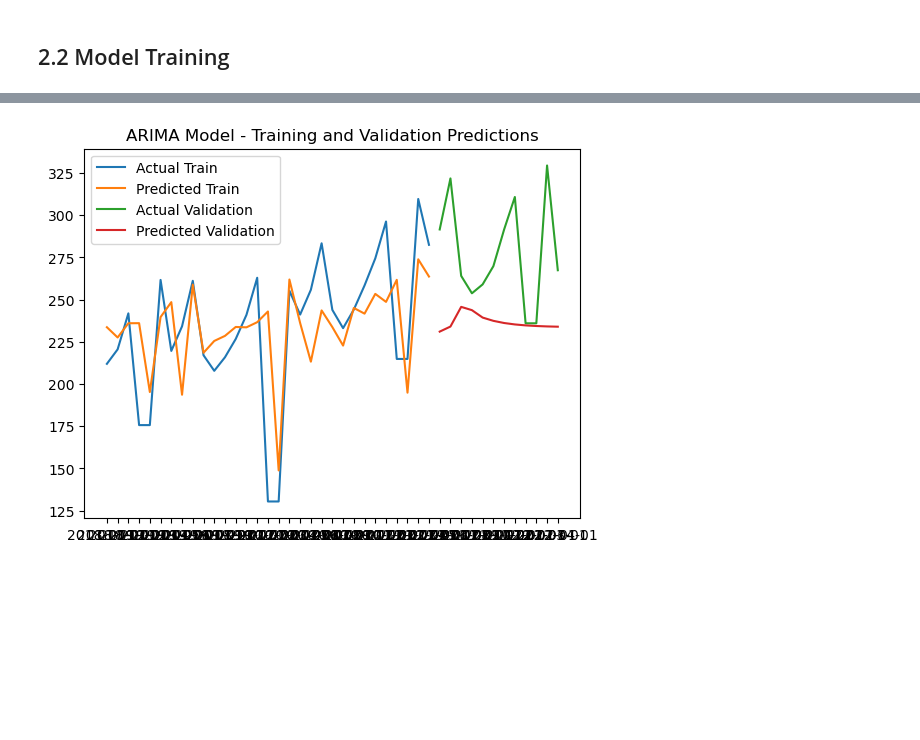
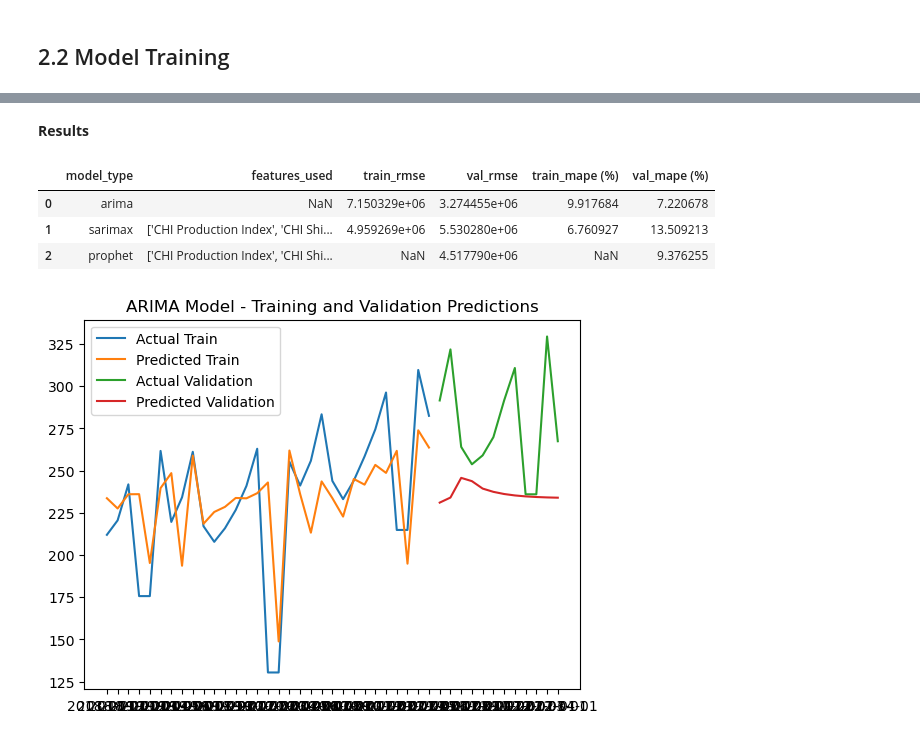
Before and after one commit to MGN19/Siemens-forecast, a Jupyter notebook: 02_FS_&_Modeling.ipynb, the cells around one changed output, grey strips where cells are left out. Cells and saved outputs as stored; diff of their text form; code cells hidden in the pictures; blank space fills up the shorter version.

```diff
--- a/02_FS_&_Modeling.ipynb
+++ b/02_FS_&_Modeling.ipynb
@@ -175,3 +409,13 @@ Covariance Type:                  opg
+# %% [markdown]
+**Results**
+# %%
+test3 = pd.read_csv('modelling_csvs/test3.csv')
+test3
+# %% [output]
+|  | model_type | features_used | train_rmse | val_rmse | train_mape (%) | val_mape (%) |
+| 0 | arima | NaN | 7.150329e+06 | 3.274455e+06 | 9.917684 | 7.220678 |
+| 1 | sarimax | ['CHI Production Index', 'CHI Shi... | 4.959269e+06 | 5.530280e+06 | 6.760927 | 13.509213 |
+| 2 | prophet | ['CHI Production Index', 'CHI Shi... | NaN | 4.517790e+06 | NaN | 9.376255 |
 # %%
 # Plot the training predictions
 plt.plot(X_train.index, X_train[a], label='Actual Train')
```
Also changed, not shown: parts of 14 cells of this notebook, 2 other files.
